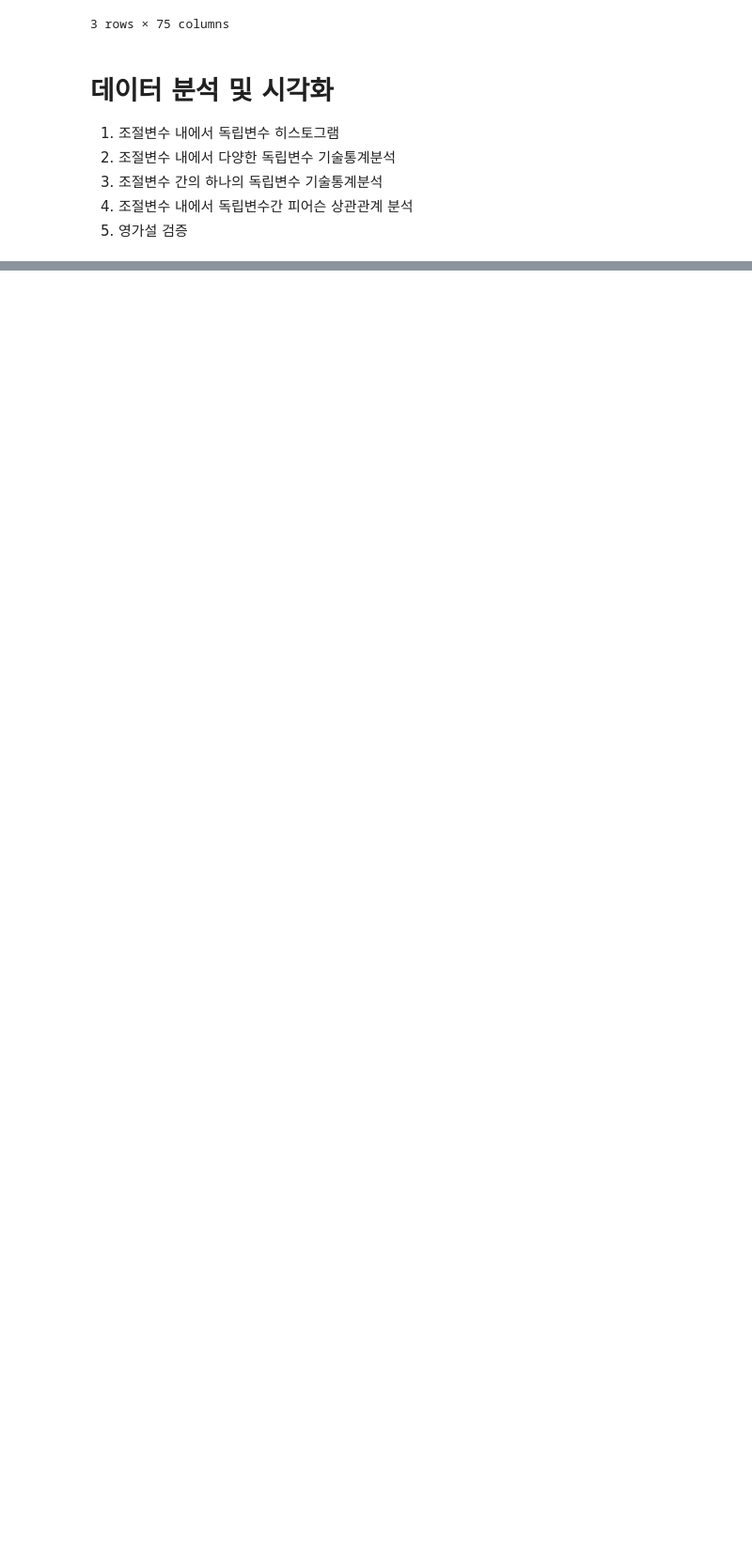
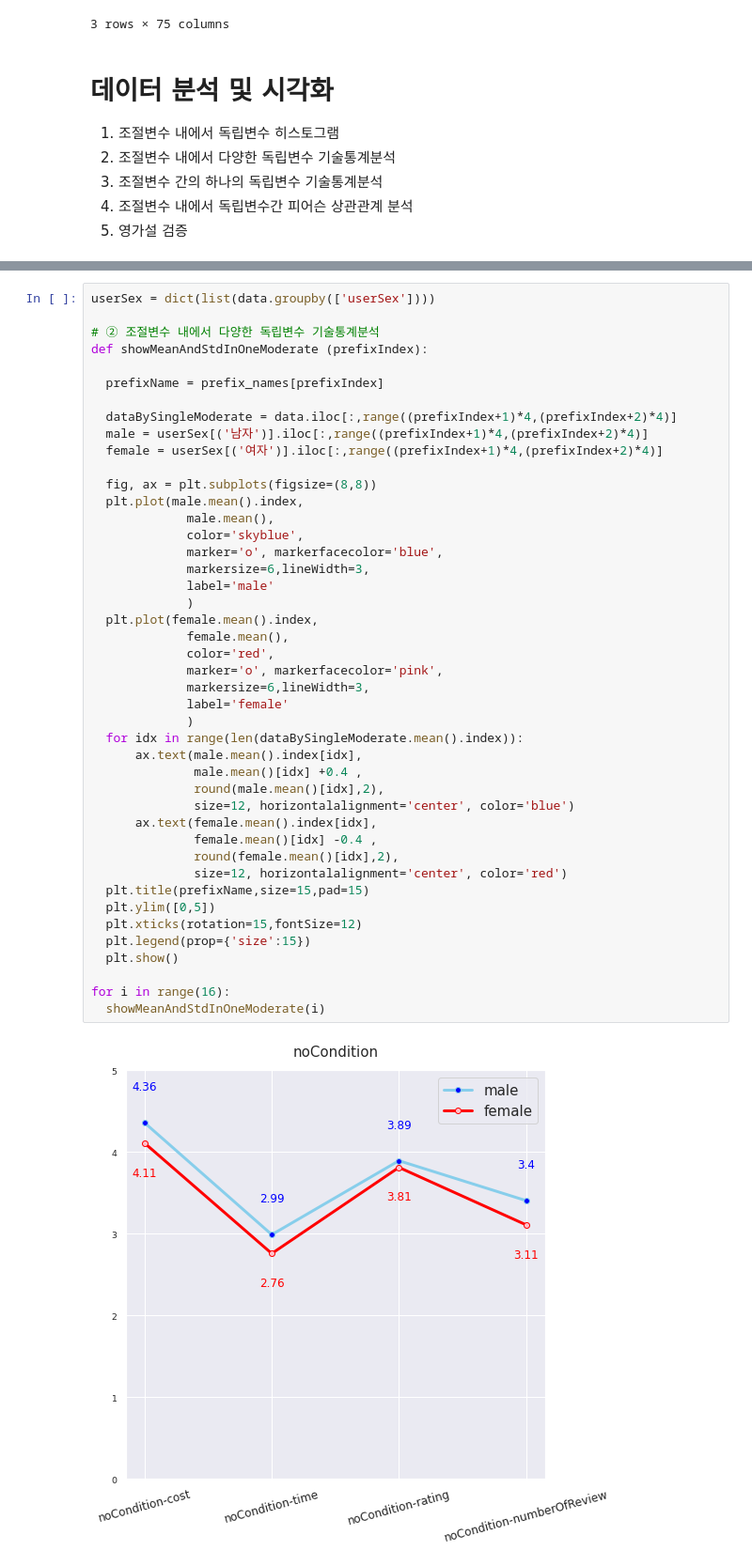
Before and after one commit to DonghyunKim98/probability_statistics_data_analysis, a Jupyter notebook: 확률및통계2022_DataAnalysis.ipynb, the cells around one changed output, grey strips where cells are left out. Shown at 94% size. Drawn from its saved outputs; the diff is of its cells as text; blank space fills up the shorter version.

```diff
--- a/확률및통계2022_DataAnalysis.ipynb
+++ b/확률및통계2022_DataAnalysis.ipynb
@@ -291,0 +322,46 @@ print(df)
+# %%
+userSex = dict(list(data.groupby(['userSex'])))
+
+# ② 조절변수 내에서 다양한 독립변수 기술통계분석
+def showMeanAndStdInOneModerate (prefixIndex):
+
+  prefixName = prefix_names[prefixIndex]
+
+  dataBySingleModerate = data.iloc[:,range((prefixIndex+1)*4,(prefixIndex+2)*4)]
+  male = userSex[('남자')].iloc[:,range((prefixIndex+1)*4,(prefixIndex+2)*4)]
+  female = userSex[('여자')].iloc[:,range((prefixIndex+1)*4,(prefixIndex+2)*4)]
+
+  fig, ax = plt.subplots(figsize=(8,8))
+  plt.plot(male.mean().index,
+             male.mean(),
+             color='skyblue',
+             marker='o', markerfacecolor='blue',
+             markersize=6,lineWidth=3,
+             label='male'
+             )
+  plt.plot(female.mean().index,
+             female.mean(),
+             color='red',
+             marker='o', markerfacecolor='pink',
+             markersize=6,lineWidth=3,
+             label='female'
+             )
+  for idx in range(len(dataBySingleModerate.mean().index)):
+      ax.text(male.mean().index[idx],
+              male.mean()[idx] +0.4 ,
+              round(male.mean()[idx],2),
+              size=12, horizontalalignment='center', color='blue')
+      ax.text(female.mean().index[idx],
+              female.mean()[idx] -0.4 ,
+              round(female.mean()[idx],2),
+              size=12, horizontalalignment='center', color='red')
+  plt.title(prefixName,size=15,pad=15)
+  plt.ylim([0,5])
+  plt.xticks(rotation=15,fontSize=12)
+  plt.legend(prop={'size':15})
+  plt.show()
+
+for i in range(16):
+  showMeanAndStdInOneModerate(i)
+# %% [output]
+[figure, added]
```
Also changed, not shown: parts of 22 cells of this notebook.
